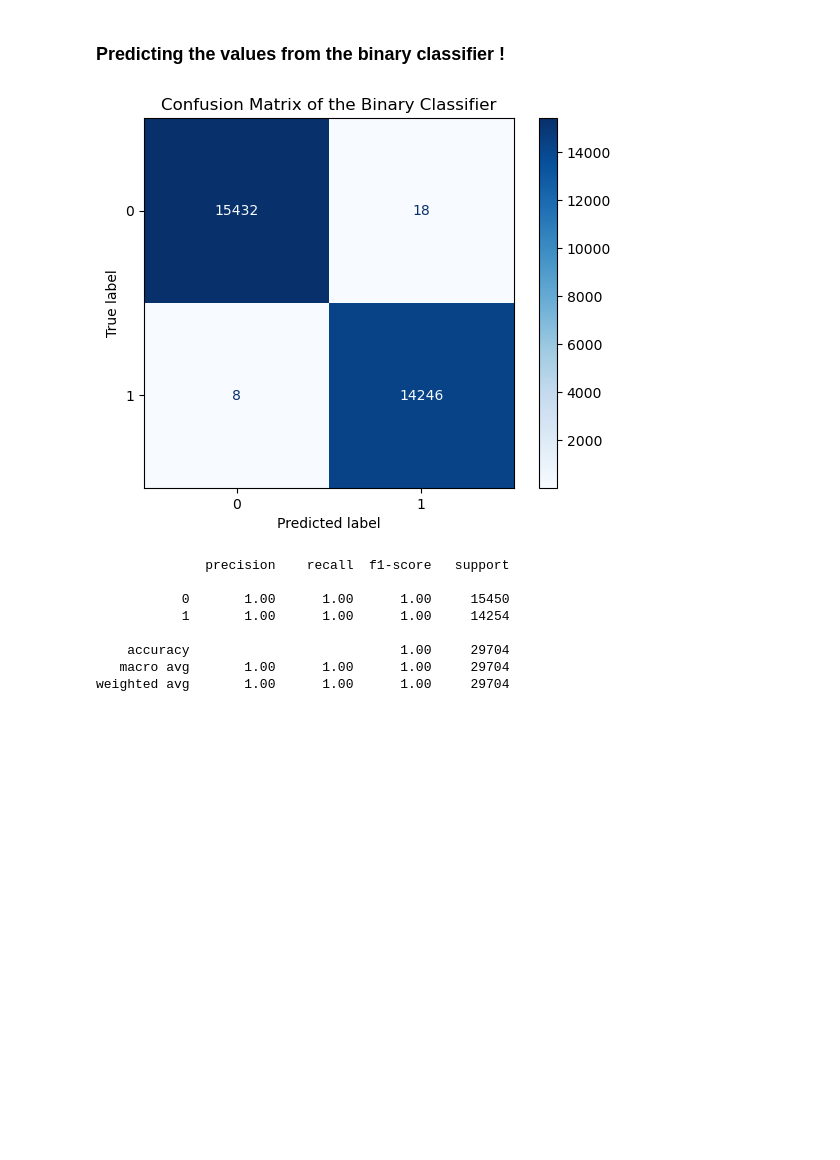
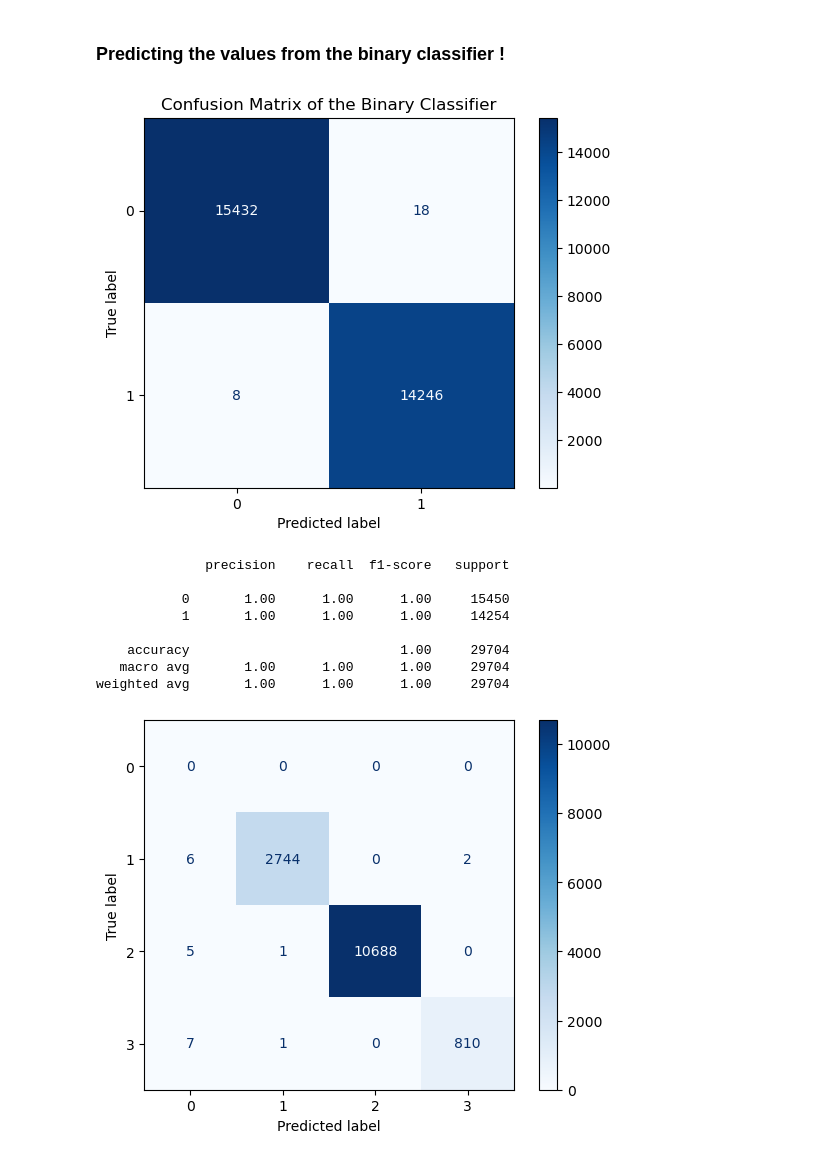
Before and after one commit to suzaladhikari/Network_Intrusion_Detector, a Jupyter notebook: cascadeclassifier/cascade.ipynb, the cells around one changed output. Drawn from its saved outputs; the diff is of its cells as text; code cells hidden in the pictures; blank space fills up the shorter version.

Commit message:
confusion matrix for the severity classifier has been plotted

```diff
--- a/cascadeclassifier/cascade.ipynb
+++ b/cascadeclassifier/cascade.ipynb
@@ -55,32 +55,39 @@ def cascade_analyis(X_test,y_test, y_test_severity):
 
 
     ### Confusion Matrix for the binary classifier
 
     evlauation_report = confusion_matrix(y_test, binary_testing_pred)
     display = ConfusionMatrixDisplay(confusion_matrix=evlauation_report)
     display.plot(cmap = 'Blues')
     plt.title("Confusion Matrix of the Binary Classifier")
     plt.savefig('../Model Pictures/CascadeConfusionMatrixBinary.png')
     plt.show()
 
 
     ### Classification Report for the Binary Classifier
 
     severity_report = classification_report(y_test, binary_testing_pred )
     print(severity_report)
 
+    ### Confusion Matrix for the severity classifier
+
+    severity_evaluation_report = confusion_matrix(severity_pred[attack_mask], y_test_severity[attack_mask])
+    display = ConfusionMatrixDisplay(confusion_matrix=severity_evaluation_report)
+    display.plot(cmap = 'Blues')
+
 
 
 cascade_analyis(X_test, y_test, y_test_severity)
 # %% [output]
 [figure]
               precision    recall  f1-score   support
 
            0       1.00      1.00      1.00     15450
            1       1.00      1.00      1.00     14254
 
     accuracy                           1.00     29704
    macro avg       1.00      1.00      1.00     29704
 weighted avg       1.00      1.00      1.00     29704
+[figure, added]
 # %%
 C
```
